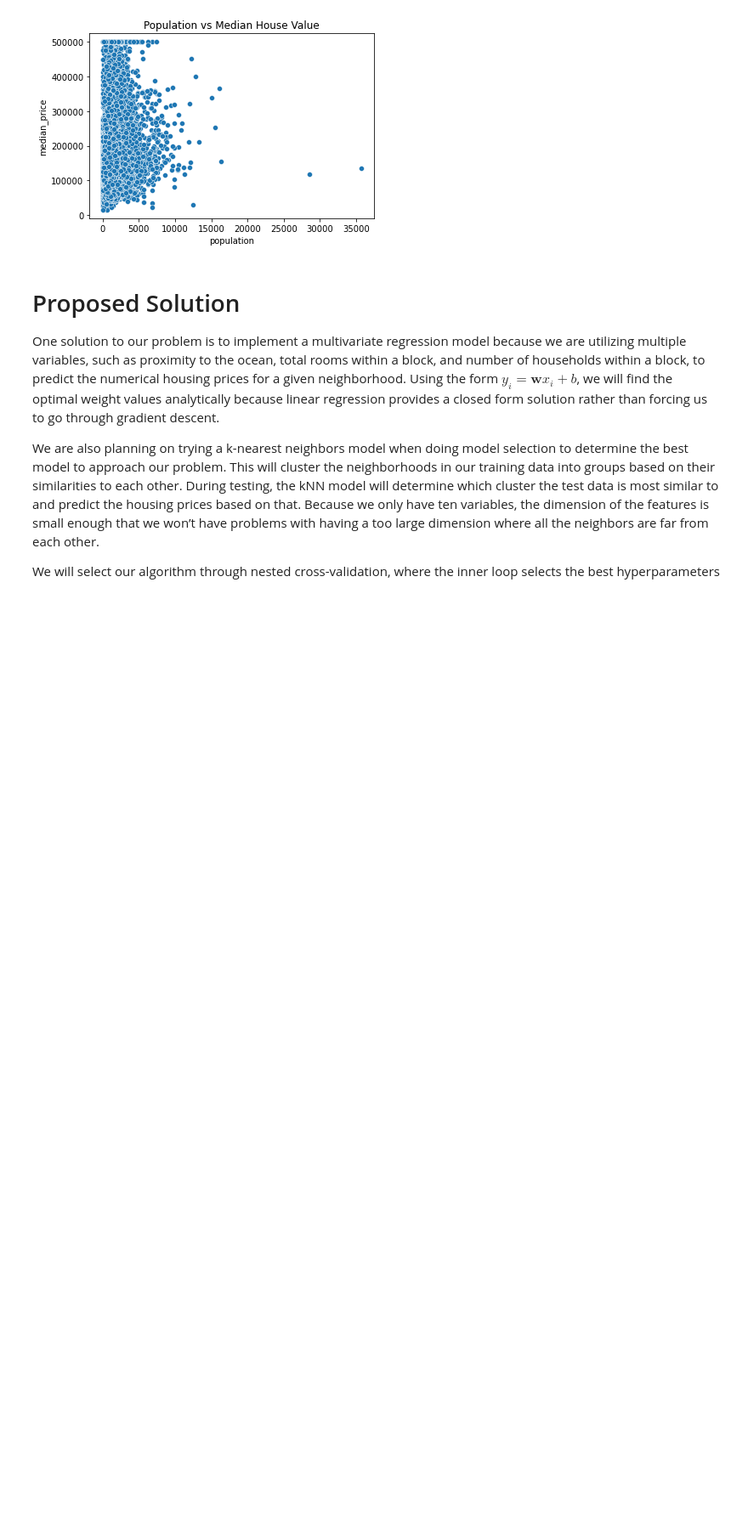
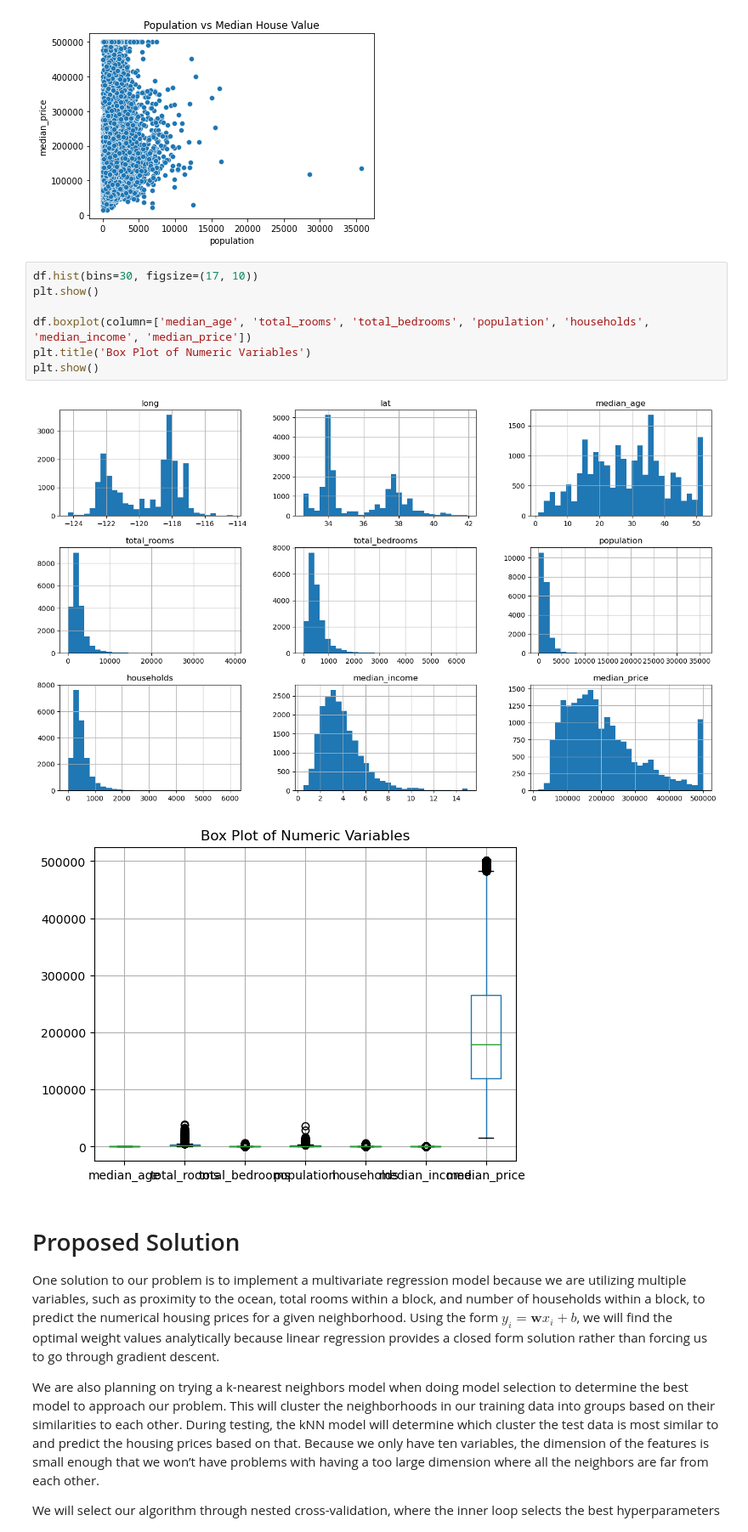
Before and after one commit to llennemann/COGS-118A-ML-Project, a Jupyter notebook: FinalProject_Group017-SP23.ipynb, the cells around one changed output. Shown at 85% size. Drawn from its saved outputs; the diff is of its cells as text; blank space fills up the shorter version.

```diff
--- a/FinalProject_Group017-SP23.ipynb
+++ b/FinalProject_Group017-SP23.ipynb
@@ -139,6 +139,16 @@ plt.title('Population vs Median House Value')
 plt.show()
 # %% [output]
 [figure]
+# %%
+df.hist(bins=30, figsize=(17, 10))
+plt.show()
+
+df.boxplot(column=['median_age', 'total_rooms', 'total_bedrooms', 'population', 'households', 'median_income', 'median_price'])
+plt.title('Box Plot of Numeric Variables')
+plt.show()
+# %% [output]
+[figure, added]
+[figure, added]
 # %% [markdown]
 # Proposed Solution
 
```
